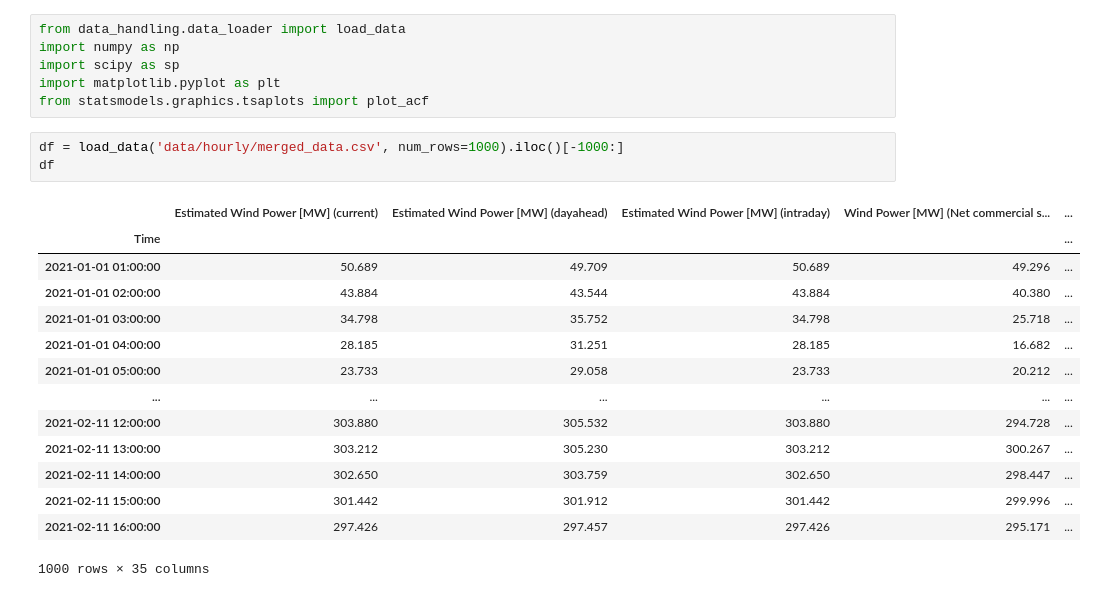
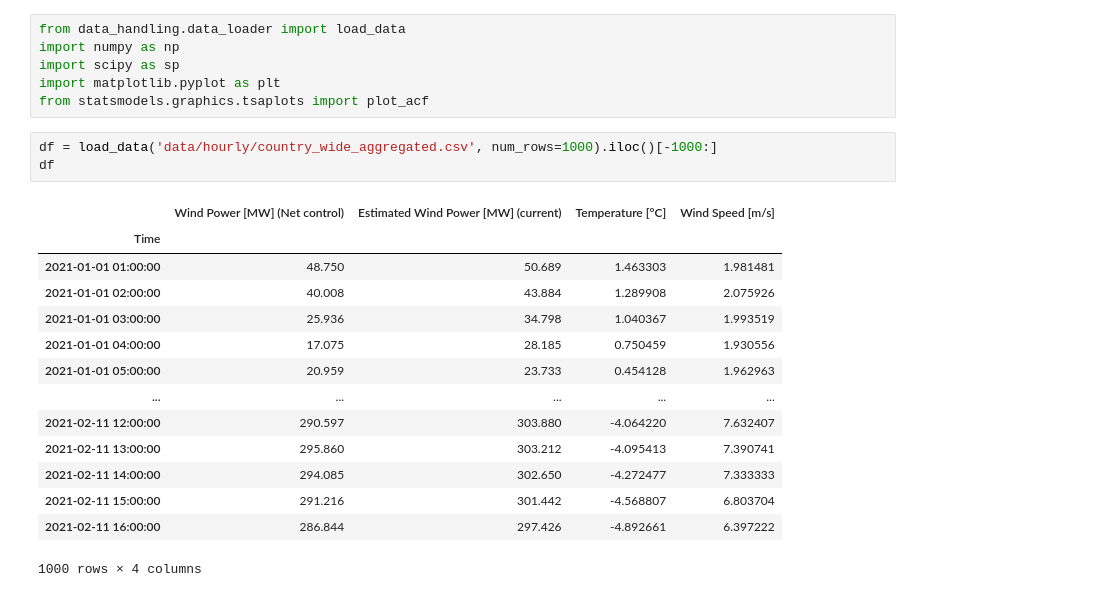
Before and after one commit to aszfaltos/wp_former, a Jupyter notebook: eda.ipynb, the cells around one changed output. Drawn from its saved outputs; the diff is of its cells as text.

```diff
--- a/eda.ipynb
+++ b/eda.ipynb
@@ -27,23 +27,23 @@ import scipy as sp
 import matplotlib.pyplot as plt
 from statsmodels.graphics.tsaplots import plot_acf
 # %%
-df = load_data('data/hourly/merged_data.csv', num_rows=1000).iloc()[-1000:]
+df = load_data('data/hourly/country_wide_aggregated.csv', num_rows=1000).iloc()[-1000:]
 df
 # %% [output]
-|  | Estimated Wind Power [MW] (current) | Estimated Wind Power [MW] (dayahead) | Estimated Wind Power [MW] (intraday) | Wind Power [MW] (Net commercial s... | ... |
-| Time |  |  |  |  | ... |
-| 2021-01-01 01:00:00 | 50.689 | 49.709 | 50.689 | 49.296 | ... |
-| 2021-01-01 02:00:00 | 43.884 | 43.544 | 43.884 | 40.380 | ... |
-| 2021-01-01 03:00:00 | 34.798 | 35.752 | 34.798 | 25.718 | ... |
-| 2021-01-01 04:00:00 | 28.185 | 31.251 | 28.185 | 16.682 | ... |
-| 2021-01-01 05:00:00 | 23.733 | 29.058 | 23.733 | 20.212 | ... |
-| ... | ... | ... | ... | ... | ... |
-| 2021-02-11 12:00:00 | 303.880 | 305.532 | 303.880 | 294.728 | ... |
-| 2021-02-11 13:00:00 | 303.212 | 305.230 | 303.212 | 300.267 | ... |
-| 2021-02-11 14:00:00 | 302.650 | 303.759 | 302.650 | 298.447 | ... |
-| 2021-02-11 15:00:00 | 301.442 | 301.912 | 301.442 | 299.996 | ... |
-| 2021-02-11 16:00:00 | 297.426 | 297.457 | 297.426 | 295.171 | ... |
+|  | Wind Power [MW] (Net control) | Estimated Wind Power [MW] (current) | Temperature [°C] | Wind Speed [m/s] |
+| Time |  |  |  |  |
+| 2021-01-01 01:00:00 | 48.750 | 50.689 | 1.463303 | 1.981481 |
+| 2021-01-01 02:00:00 | 40.008 | 43.884 | 1.289908 | 2.075926 |
+| 2021-01-01 03:00:00 | 25.936 | 34.798 | 1.040367 | 1.993519 |
+| 2021-01-01 04:00:00 | 17.075 | 28.185 | 0.750459 | 1.930556 |
+| 2021-01-01 05:00:00 | 20.959 | 23.733 | 0.454128 | 1.962963 |
+| ... | ... | ... | ... | ... |
+| 2021-02-11 12:00:00 | 290.597 | 303.880 | -4.064220 | 7.632407 |
+| 2021-02-11 13:00:00 | 295.860 | 303.212 | -4.095413 | 7.390741 |
+| 2021-02-11 14:00:00 | 294.085 | 302.650 | -4.272477 | 7.333333 |
+| 2021-02-11 15:00:00 | 291.216 | 301.442 | -4.568807 | 6.803704 |
+| 2021-02-11 16:00:00 | 286.844 | 297.426 | -4.892661 | 6.397222 |
-1000 rows × 35 columns
+1000 rows × 4 columns
 # %%
 df.columns
 # %% [output]
```
Also changed, not shown: parts of 6 cells of this notebook, 8 other files.
